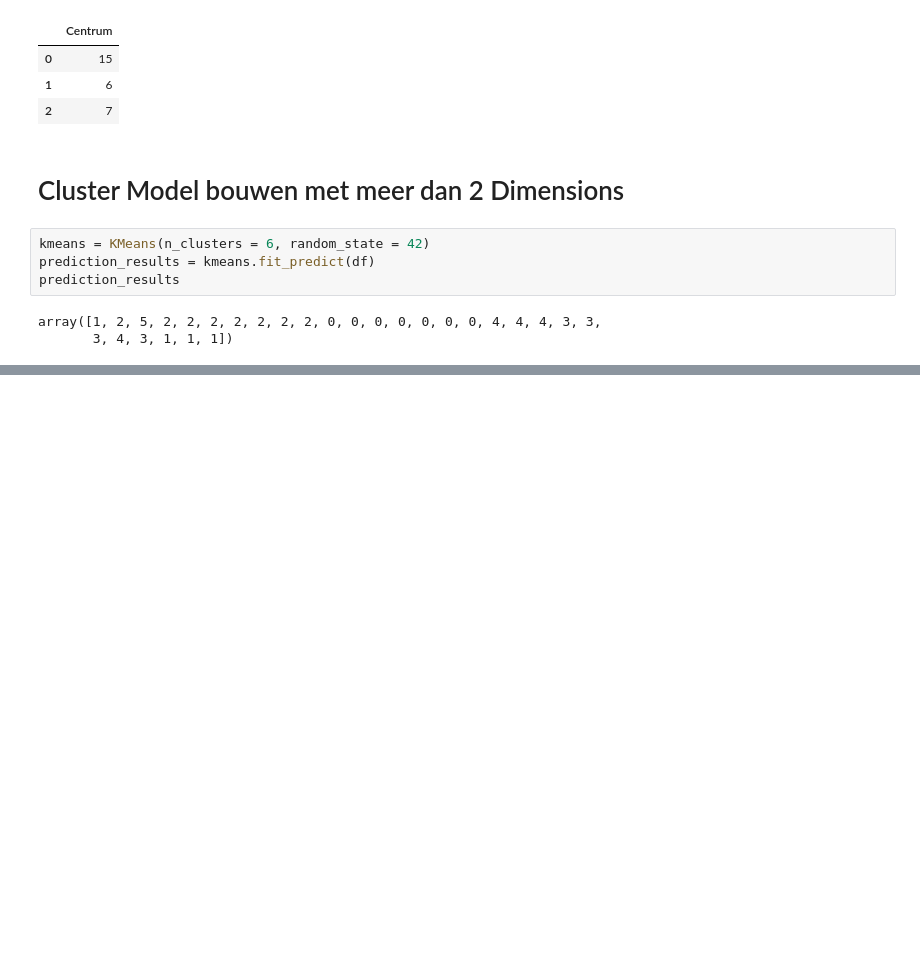
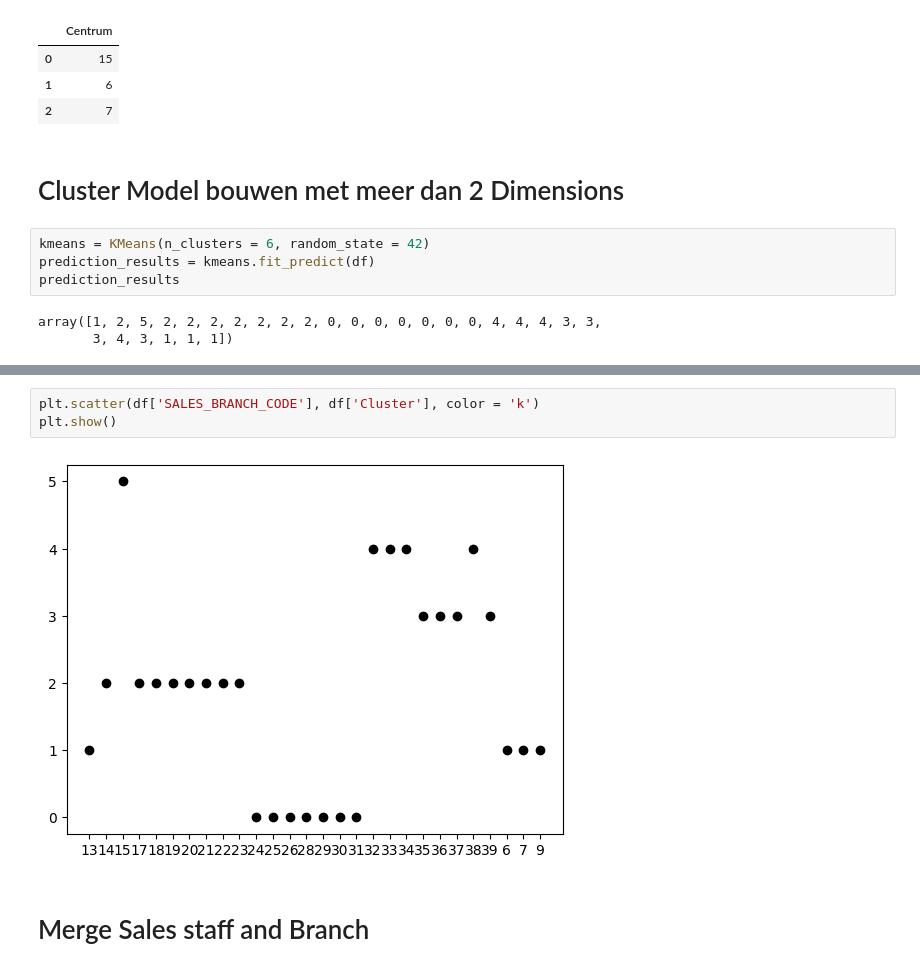
Before and after one commit to NoahGram/Johari_Venster, a Jupyter notebook: week_9/src/PR9-1.ipynb, the cells around one changed output, grey strips where cells are left out. Saved outputs shown, nothing was run; the diff lists cells and outputs as text; blank space fills up the shorter version.

```diff
--- a/week_9/src/PR9-1.ipynb
+++ b/week_9/src/PR9-1.ipynb
@@ -252,0 +283,7 @@ df.head()
+# %%
+plt.scatter(df['SALES_BRANCH_CODE'], df['Cluster'], color = 'k')
+plt.show()
+# %% [output]
+[figure, added]
+# %% [markdown]
+# Merge Sales staff and Branch
```
Also changed, not shown: parts of 11 cells of this notebook.
